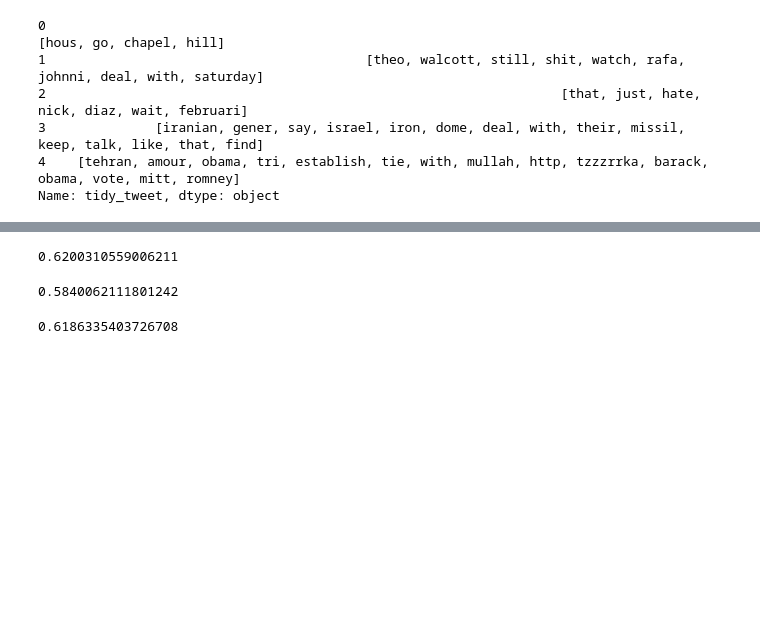
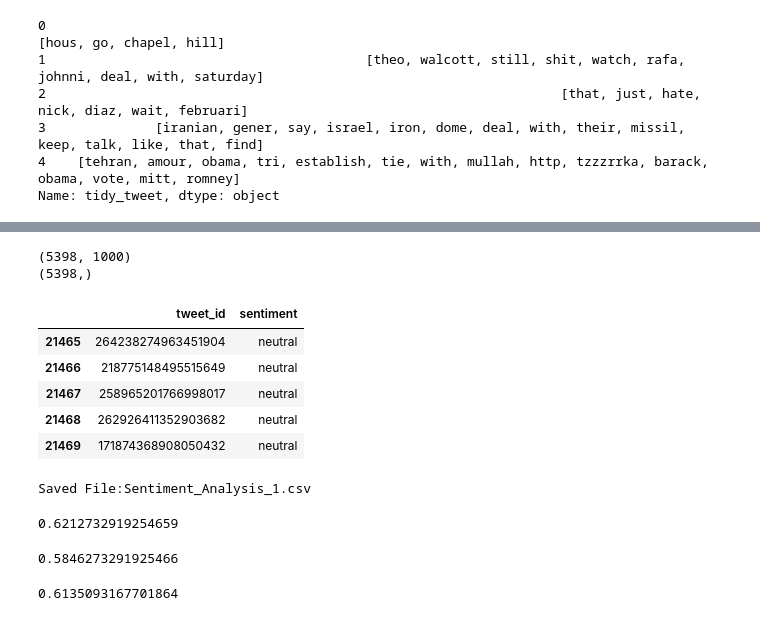
Before and after one commit to sonal-jharkharia/Twitter_Sentiment_Analysis, a Jupyter notebook: Twitter_Sentiment_Classification_Model.ipynb, the cells around one changed output, grey strips where cells are left out. Drawn from its saved outputs; the diff is of its cells as text; code cells hidden in the pictures; blank space fills up the shorter version.

```diff
--- a/Twitter_Sentiment_Classification_Model.ipynb
+++ b/Twitter_Sentiment_Classification_Model.ipynb
@@ -488,29 +546,51 @@ f1_score(yvalid, prediction, average='micro')
+# %%
+test_vec = bow_vectorizer.transform(test_split['tidy_tweet'])
+print(test_vec.shape)
+predictions = svc_bow.predict(test_vec)
+print(predictions.shape)
+submission = pd.DataFrame({'tweet_id':test_split['tweet_id'],'sentiment':predictions})
+submission.head()
+# %% [output]
+(5398, 1000)
+(5398,)
+|  | tweet_id | sentiment |
+| 21465 | 264238274963451904 | neutral |
+| 21466 | 218775148495515649 | neutral |
+| 21467 | 258965201766998017 | neutral |
+| 21468 | 262926411352903682 | neutral |
+| 21469 | 171874368908050432 | neutral |
+# %%
+filename = 'Sentiment_Analysis_1.csv'
+submission.to_csv(filename,index=False)
+print('Saved File:'+filename)
+# %% [output]
+Saved File:Sentiment_Analysis_1.csv
 # %%
 # training the model using tfidf feature with Support Vector Machine
-svc = svm.SVC(kernel='linear', C=1, probability=True).fit(xtrain_tfidf, ytrain)
+svc_tfidf = svm.SVC(kernel='linear', C=1, probability=True).fit(xtrain_tfidf, ytrain)
 # predicting on the validation set
-prediction = svc.predict(xvalid_tfidf)
+prediction = svc_tfidf.predict(xvalid_tfidf)
 f1_score(yvalid, prediction, average='micro')
 # %% [output]
-0.6200310559006211
+0.6212732919254659
 # %%
 # training the model using word2vec feature with Support Vector Machine
-svc = svm.SVC(kernel='linear', C=1, probability=True).fit(xtrain_w2v, ytrain)
+svc_w2v = svm.SVC(kernel='linear', C=1, probability=True).fit(xtrain_w2v, ytrain)
 # predicting on the validation set
-prediction = svc.predict(xvalid_w2v)
+prediction = svc_w2v.predict(xvalid_w2v)
 f1_score(yvalid, prediction, average='micro')
 # %% [output]
-0.5840062111801242
+0.5846273291925466
 # %%
 # Import for Random Forest
 from sklearn.ensemble import RandomForestClassifier
 # %%
 # training the model using bow feature with Random Forest
-rf = RandomForestClassifier(n_estimators=400, random_state=11).fit(xtrain_bow, ytrain)
+rf_bow = RandomForestClassifier(n_estimators=400, random_state=11).fit(xtrain_bow, ytrain)
 # predicting on the validation set
-prediction = rf.predict(xvalid_bow)
+prediction = rf_bow.predict(xvalid_bow)
 f1_score(yvalid, prediction, average='micro')
 # %% [output]
-0.6186335403726708
+0.6135093167701864
 # %%
 # training the model using tfidf feature with Random Forest
```
Also changed, not shown: parts of 41 cells of this notebook.
